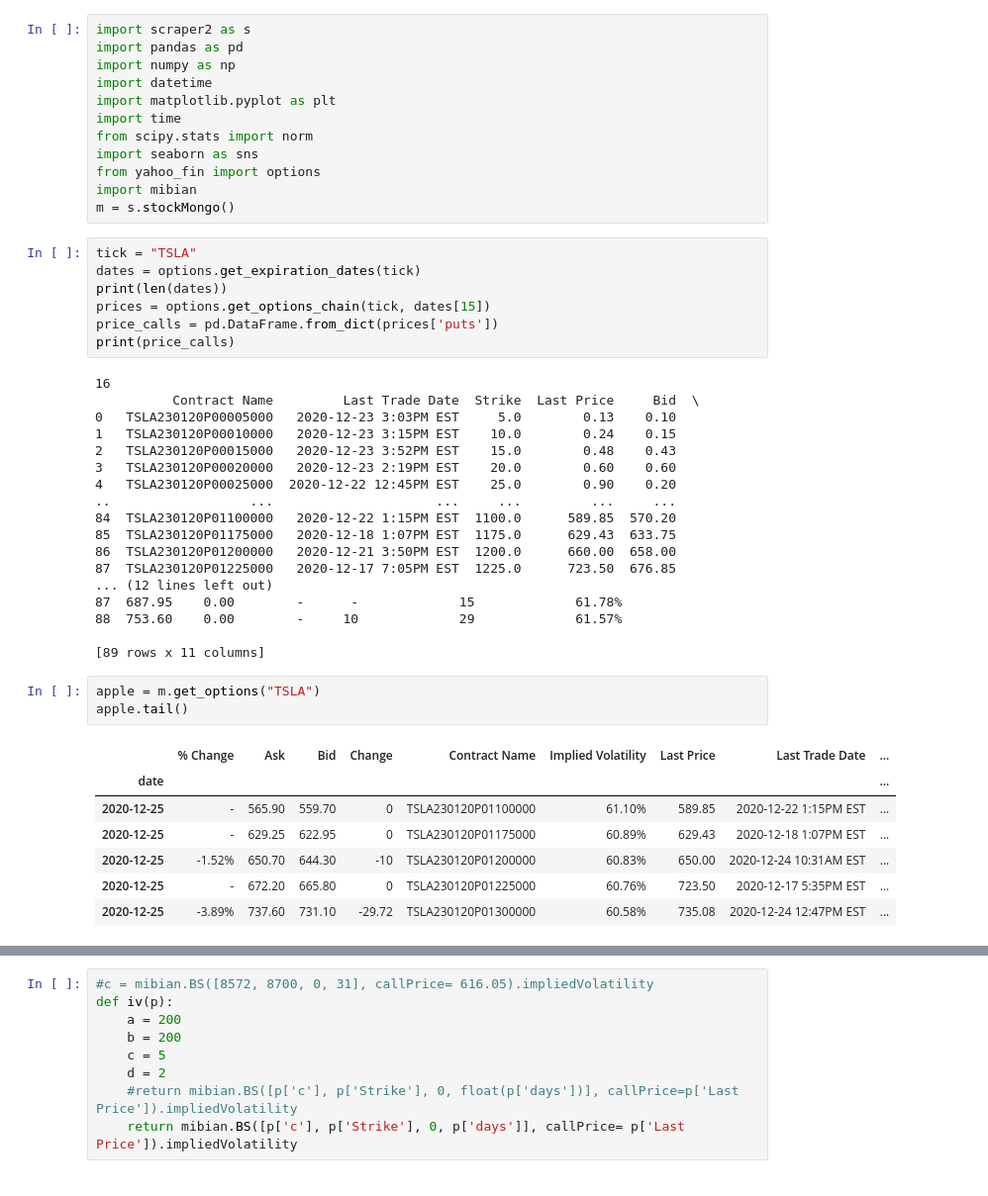
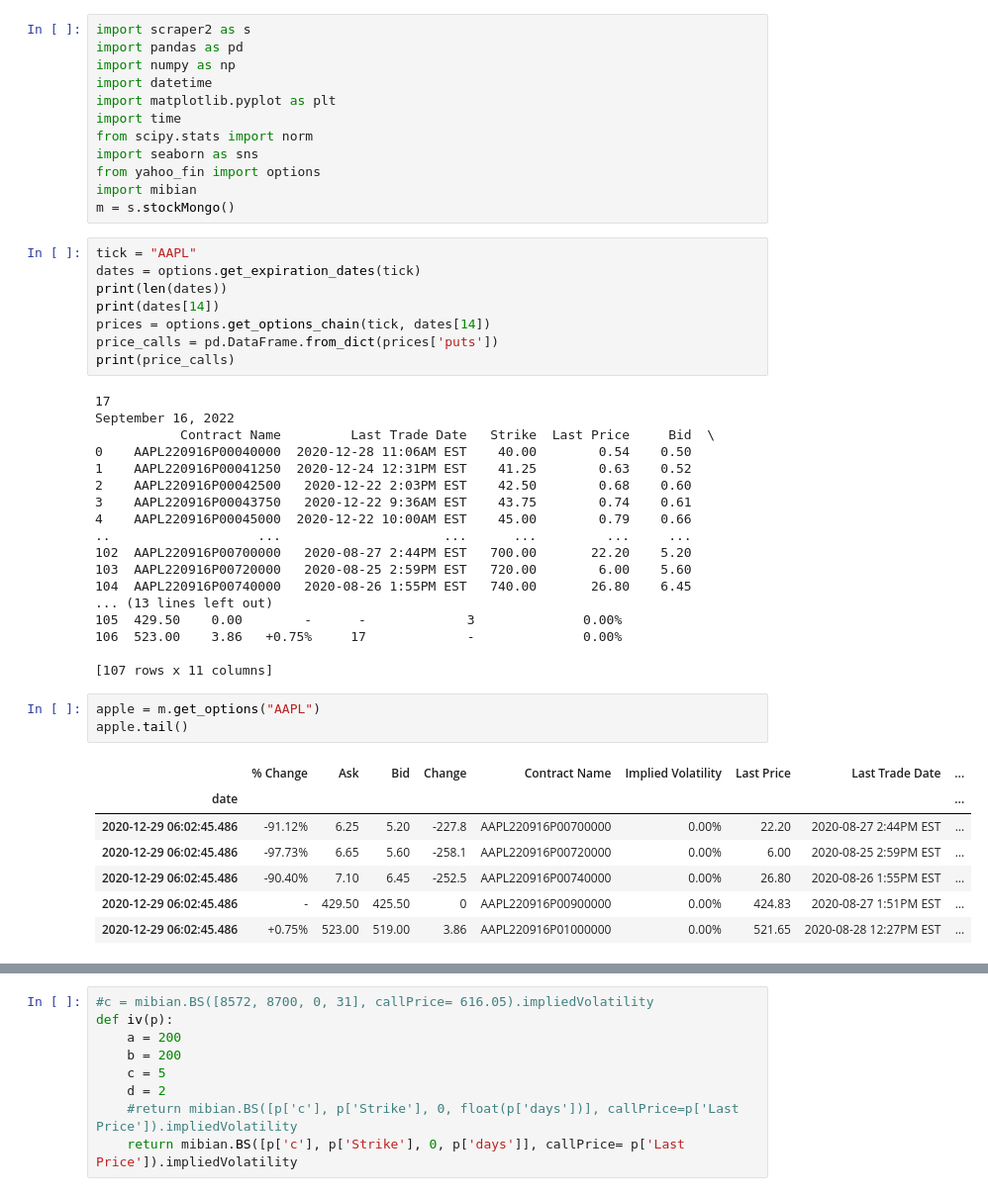
Before and after one commit to andermy/yahooScraper, a Jupyter notebook: test.ipynb, the cells around one changed output, grey strips where cells are left out. Shown at 99% size. Saved outputs shown, nothing was run; the diff lists cells and outputs as text.

```diff
--- a/test.ipynb
+++ b/test.ipynb
@@ -11,38 +11,39 @@ from yahoo_fin import options
 import mibian
 m = s.stockMongo()
 # %%
-tick = "TSLA"
+tick = "AAPL"
 dates = options.get_expiration_dates(tick)
 print(len(dates))
-prices = options.get_options_chain(tick, dates[15])
+print(dates[14])
+prices = options.get_options_chain(tick, dates[14])
 price_calls = pd.DataFrame.from_dict(prices['puts'])
 print(price_calls)
 # %% [output]
-16
-          Contract Name         Last Trade Date  Strike  Last Price     Bid  \
-0   TSLA230120P00005000   2020-12-23 3:03PM EST     5.0        0.13    0.10
-1   TSLA230120P00010000   2020-12-23 3:15PM EST    10.0        0.24    0.15
-2   TSLA230120P00015000   2020-12-23 3:52PM EST    15.0        0.48    0.43
-3   TSLA230120P00020000   2020-12-23 2:19PM EST    20.0        0.60    0.60
-4   TSLA230120P00025000  2020-12-22 12:45PM EST    25.0        0.90    0.20
-..                  ...                     ...     ...         ...     ...
-84  TSLA230120P01100000   2020-12-22 1:15PM EST  1100.0      589.85  570.20
-85  TSLA230120P01175000   2020-12-18 1:07PM EST  1175.0      629.43  633.75
-86  TSLA230120P01200000   2020-12-21 3:50PM EST  1200.0      660.00  658.00
-87  TSLA230120P01225000   2020-12-17 7:05PM EST  1225.0      723.50  676.85
-... (12 lines left out)
-87  687.95    0.00        -      -             15             61.78%
-88  753.60    0.00        -     10             29             61.57%
+17
+September 16, 2022
+           Contract Name         Last Trade Date   Strike  Last Price     Bid  \
+0    AAPL220916P00040000  2020-12-28 11:06AM EST    40.00        0.54    0.50
+1    AAPL220916P00041250  2020-12-24 12:31PM EST    41.25        0.63    0.52
+2    AAPL220916P00042500   2020-12-22 2:03PM EST    42.50        0.68    0.60
+3    AAPL220916P00043750   2020-12-22 9:36AM EST    43.75        0.74    0.61
+4    AAPL220916P00045000  2020-12-22 10:00AM EST    45.00        0.79    0.66
+..                   ...                     ...      ...         ...     ...
+102  AAPL220916P00700000   2020-08-27 2:44PM EST   700.00       22.20    5.20
+103  AAPL220916P00720000   2020-08-25 2:59PM EST   720.00        6.00    5.60
+104  AAPL220916P00740000   2020-08-26 1:55PM EST   740.00       26.80    6.45
+... (13 lines left out)
+105  429.50    0.00        -      -             3              0.00%
+106  523.00    3.86   +0.75%     17             -              0.00%
 
-[89 rows x 11 columns]
+[107 rows x 11 columns]
 # %%
-apple = m.get_options("TSLA")
+apple = m.get_options("AAPL")
 apple.tail()
 # %% [output]
 |  | % Change | Ask | Bid | Change | Contract Name | Implied Volatility | Last Price | Last Trade Date | ... |
 | date |  |  |  |  |  |  |  |  | ... |
-| 2020-12-25 | - | 565.90 | 559.70 | 0 | TSLA230120P01100000 | 61.10% | 589.85 | 2020-12-22 1:15PM EST | ... |
-| 2020-12-25 | - | 629.25 | 622.95 | 0 | TSLA230120P01175000 | 60.89% | 629.43 | 2020-12-18 1:07PM EST | ... |
-| 2020-12-25 | -1.52% | 650.70 | 644.30 | -10 | TSLA230120P01200000 | 60.83% | 650.00 | 2020-12-24 10:31AM EST | ... |
-| 2020-12-25 | - | 672.20 | 665.80 | 0 | TSLA230120P01225000 | 60.76% | 723.50 | 2020-12-17 5:35PM EST | ... |
-| 2020-12-25 | -3.89% | 737.60 | 731.10 | -29.72 | TSLA230120P01300000 | 60.58% | 735.08 | 2020-12-24 12:47PM EST | ... |
+| 2020-12-29 06:02:45.486 | -91.12% | 6.25 | 5.20 | -227.8 | AAPL220916P00700000 | 0.00% | 22.20 | 2020-08-27 2:44PM EST | ... |
+| 2020-12-29 06:02:45.486 | -97.73% | 6.65 | 5.60 | -258.1 | AAPL220916P00720000 | 0.00% | 6.00 | 2020-08-25 2:59PM EST | ... |
+| 2020-12-29 06:02:45.486 | -90.40% | 7.10 | 6.45 | -252.5 | AAPL220916P00740000 | 0.00% | 26.80 | 2020-08-26 1:55PM EST | ... |
+| 2020-12-29 06:02:45.486 | - | 429.50 | 425.50 | 0 | AAPL220916P00900000 | 0.00% | 424.83 | 2020-08-27 1:51PM EST | ... |
+| 2020-12-29 06:02:45.486 | +0.75% | 523.00 | 519.00 | 3.86 | AAPL220916P01000000 | 0.00% | 521.65 | 2020-08-28 12:27PM EST | ... |
```
Also changed, not shown: parts of 2 cells of this notebook, 2 other files.
